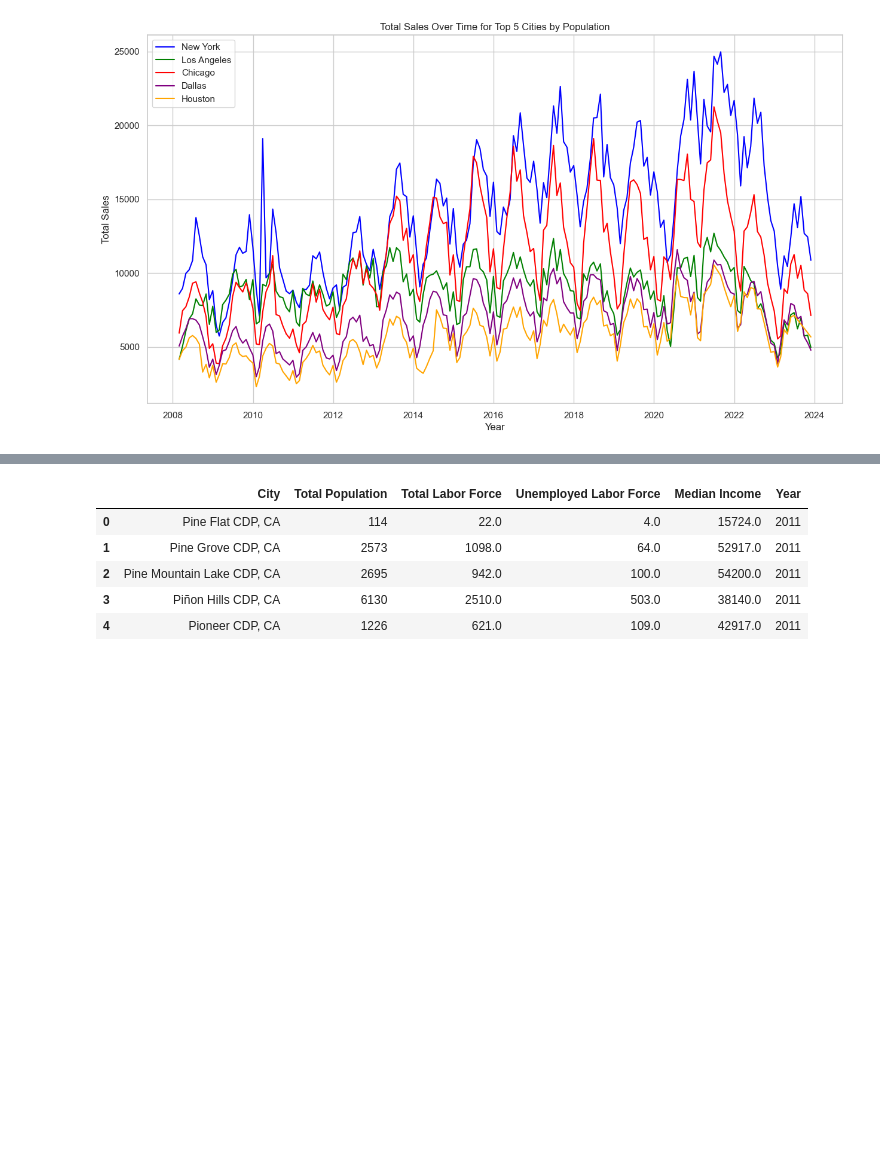
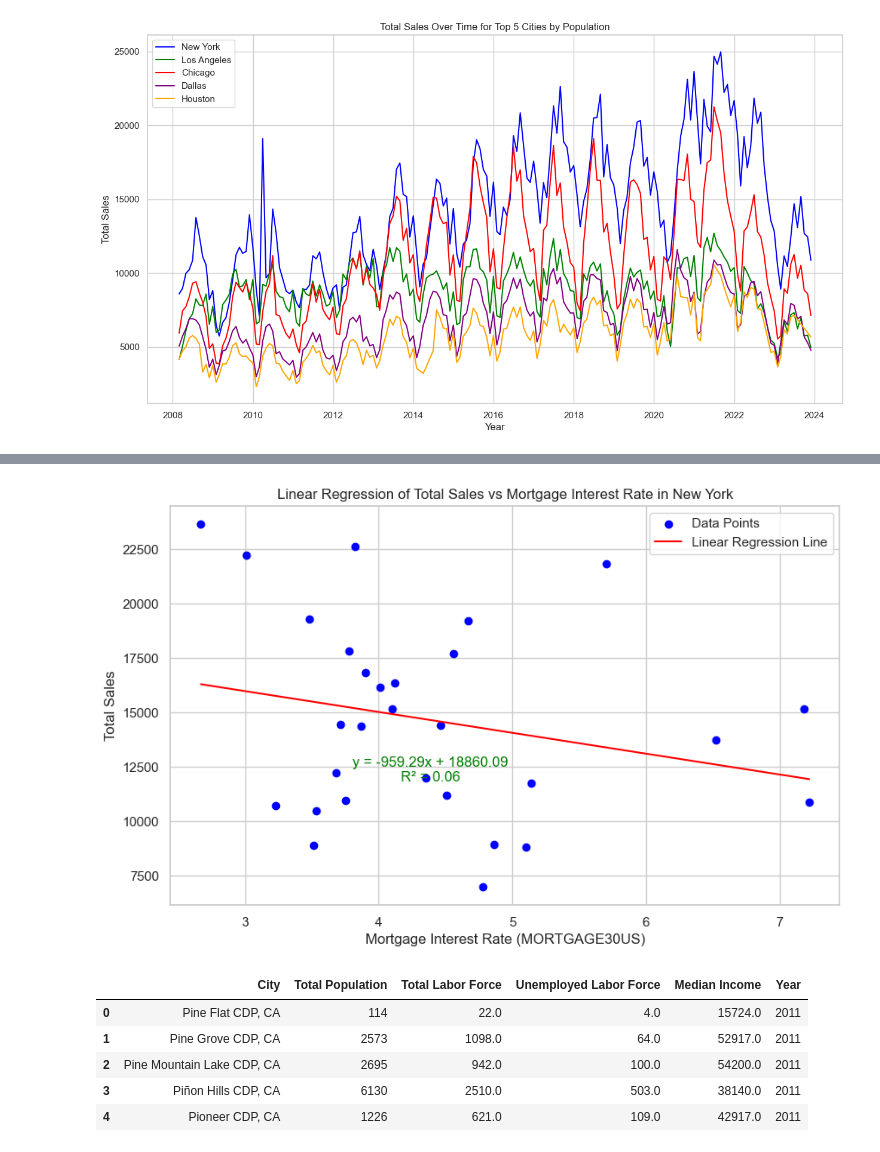
Before and after one commit to Ishicka/The-Seven, a Jupyter notebook: sam-plot_data.ipynb, the cells around one changed output, grey strips where cells are left out. Saved outputs shown, nothing was run; the diff lists cells and outputs as text; code cells hidden in the pictures; blank space fills up the shorter version.

```diff
--- a/sam-plot_data.ipynb
+++ b/sam-plot_data.ipynb
@@ -182,3 +178,33 @@ plt.show()
+# %%
+
+
+# Filtering the data for New York and performing linear regression on Total Sales vs Mortgage Interest Rate for New York
+new_york_data = data[data['CityName'] == 'New York'].dropna(subset=['SalesTotal', 'MORTGAGE30US'])
+slope_new_york, intercept_new_york, r_value_new_york, _, _ = stats.linregress(new_york_data['MORTGAGE30US'], new_york_data['SalesTotal'])
+
+# Preparing data for the regression line plot
+X_new_york_mortgage = new_york_data['MORTGAGE30US'].values
+y_new_york_sales = new_york_data['SalesTotal'].values
+X_new_york_mortgage_pred = np.linspace(X_new_york_mortgage.min(), X_new_york_mortgage.max(), 100)
+y_new_york_sales_pred = slope_new_york * X_new_york_mortgage_pred + intercept_new_york
+
+# Plotting Total Sales vs Mortgage Interest Rate for New York with linear regression
+plt.figure(figsize=(10, 6))
+plt.scatter(X_new_york_mortgage, y_new_york_sales, color='blue', label='Data Points')
+plt.plot(X_new_york_mortgage_pred, y_new_york_sales_pred, color='red', label='Linear Regression Line')
+
+# Adding regression information in the plot
+regression_info_new_york = f'y = {slope_new_york:.2f}x + {intercept_new_york:.2f}\nR² = {r_value_new_york**2:.2f}'
+plt.text(X_new_york_mortgage.mean(), y_new_york_sales.max() * 0.5, regression_info_new_york, fontsize=12, ha='center', color='green')
+
+plt.title('Linear Regression of Total Sales vs Mortgage Interest Rate in New York')
+plt.xlabel('Mortgage Interest Rate (MORTGAGE30US)')
+plt.ylabel('Total Sales')
+plt.legend()
+plt.grid(True)
+plt.show()
+# %% [output]
+[figure, added]
 # %%
 # Load new data
 df2 = pd.read_csv('sam-resources/census_data_2009-2022ksada.csv')
```
Also changed, not shown: parts of 6 cells of this notebook.
